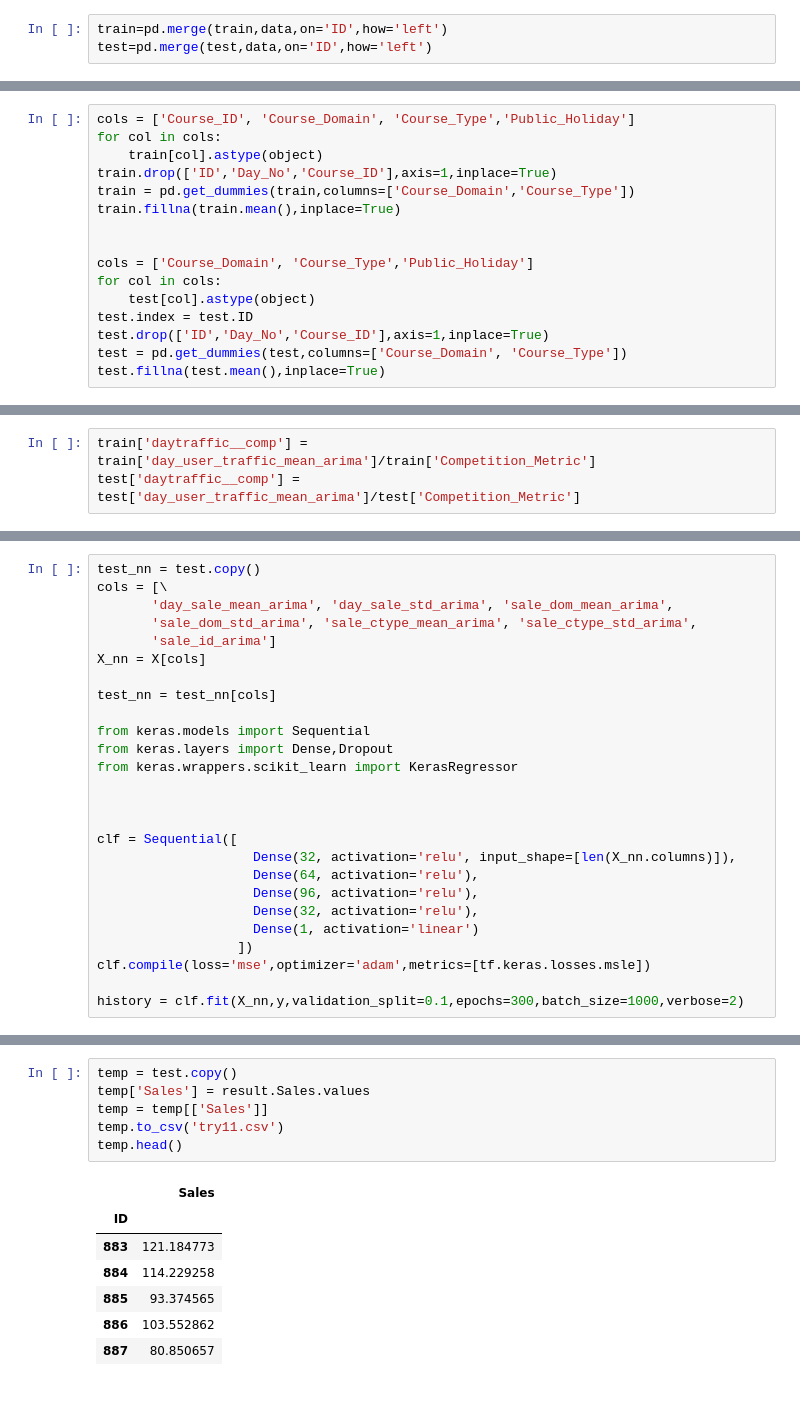
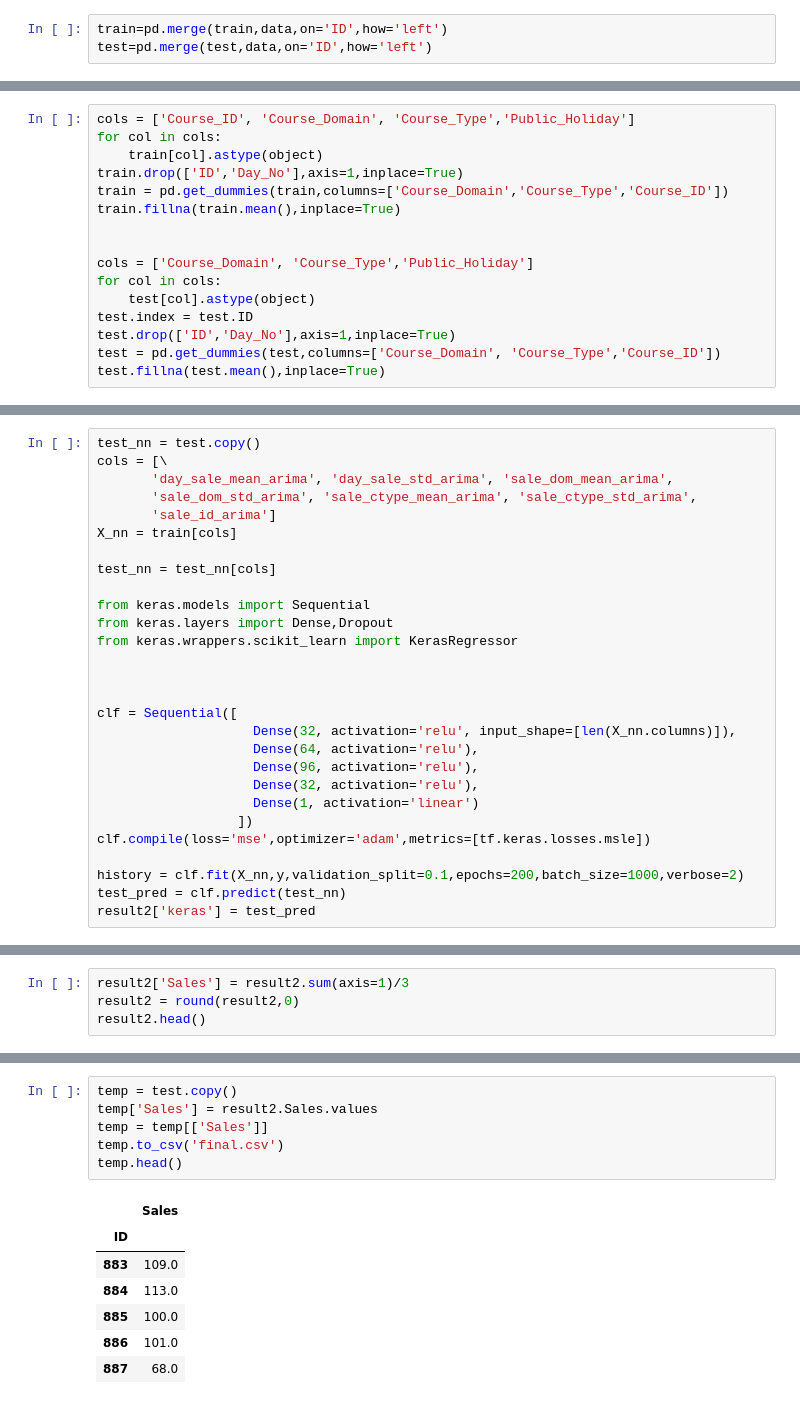
Before and after one commit to ashishrai512/BAIN-, a Jupyter notebook: bain.ipynb, the cells around one changed output, grey strips where cells are left out. Drawn from its saved outputs; the diff is of its cells as text.

Commit message:
finalall

```diff
--- a/bain.ipynb
+++ b/bain.ipynb
@@ -600,8 +719,8 @@ test['shortBYLong'] = test['Short_Promotion']/(1+test['Long_Promotion'])
 cols = ['Course_ID', 'Course_Domain', 'Course_Type','Public_Holiday']
 for col in cols:
     train[col].astype(object)
-train.drop(['ID','Day_No','Course_ID'],axis=1,inplace=True)
-train = pd.get_dummies(train,columns=['Course_Domain','Course_Type'])
+train.drop(['ID','Day_No'],axis=1,inplace=True)
+train = pd.get_dummies(train,columns=['Course_Domain','Course_Type','Course_ID'])
 train.fillna(train.mean(),inplace=True)
 
 
@@ -609,7 +728,7 @@ cols = ['Course_Domain', 'Course_Type','Public_Holiday']
 for col in cols:
     test[col].astype(object)
 test.index = test.ID
-test.drop(['ID','Day_No','Course_ID'],axis=1,inplace=True)
-test = pd.get_dummies(test,columns=['Course_Domain', 'Course_Type'])
+test.drop(['ID','Day_No'],axis=1,inplace=True)
+test = pd.get_dummies(test,columns=['Course_Domain', 'Course_Type','Course_ID'])
 test.fillna(test.mean(),inplace=True)
 # %%
@@ -642,3 +737,0 @@ test.head()
-# %%
-train['daytraffic__comp'] = train['day_user_traffic_mean_arima']/train['Competition_Metric']
-test['daytraffic__comp'] = test['day_user_traffic_mean_arima']/test['Competition_Metric']
@@ -735,7 +829,7 @@ cols = [\
        'day_sale_mean_arima', 'day_sale_std_arima', 'sale_dom_mean_arima',
        'sale_dom_std_arima', 'sale_ctype_mean_arima', 'sale_ctype_std_arima',
        'sale_id_arima']
-X_nn = X[cols]
+X_nn = train[cols]
 
 test_nn = test_nn[cols]
 
@@ -754,5 +848,7 @@ clf = Sequential([
                   ])
 clf.compile(loss='mse',optimizer='adam',metrics=[tf.keras.losses.msle])
 
-history = clf.fit(X_nn,y,validation_split=0.1,epochs=300,batch_size=1000,verbose=2)
+history = clf.fit(X_nn,y,validation_split=0.1,epochs=200,batch_size=1000,verbose=2)
+test_pred = clf.predict(test_nn)
+result2['keras'] = test_pred
 # %% [output]
@@ -780,0 +874,4 @@ result['Sales'] = result.sum(axis=1)/4
+# %%
+result2['Sales'] = result2.sum(axis=1)/3
+result2 = round(result2,0)
+result2.head()
@@ -781,14 +885,14 @@ result['Sales'] = result.sum(axis=1)/4
 # %%
 temp = test.copy()
-temp['Sales'] = result.Sales.values
+temp['Sales'] = result2.Sales.values
 temp = temp[['Sales']]
-temp.to_csv('try11.csv')
+temp.to_csv('final.csv')
 temp.head()
 # %% [output]
 |  | Sales |
 | ID |  |
-| 883 | 121.184773 |
-| 884 | 114.229258 |
-| 885 | 93.374565 |
-| 886 | 103.552862 |
-| 887 | 80.850657 |
+| 883 | 109.0 |
+| 884 | 113.0 |
+| 885 | 100.0 |
+| 886 | 101.0 |
+| 887 | 68.0 |
```
Also changed, not shown: parts of 32 cells of this notebook.
